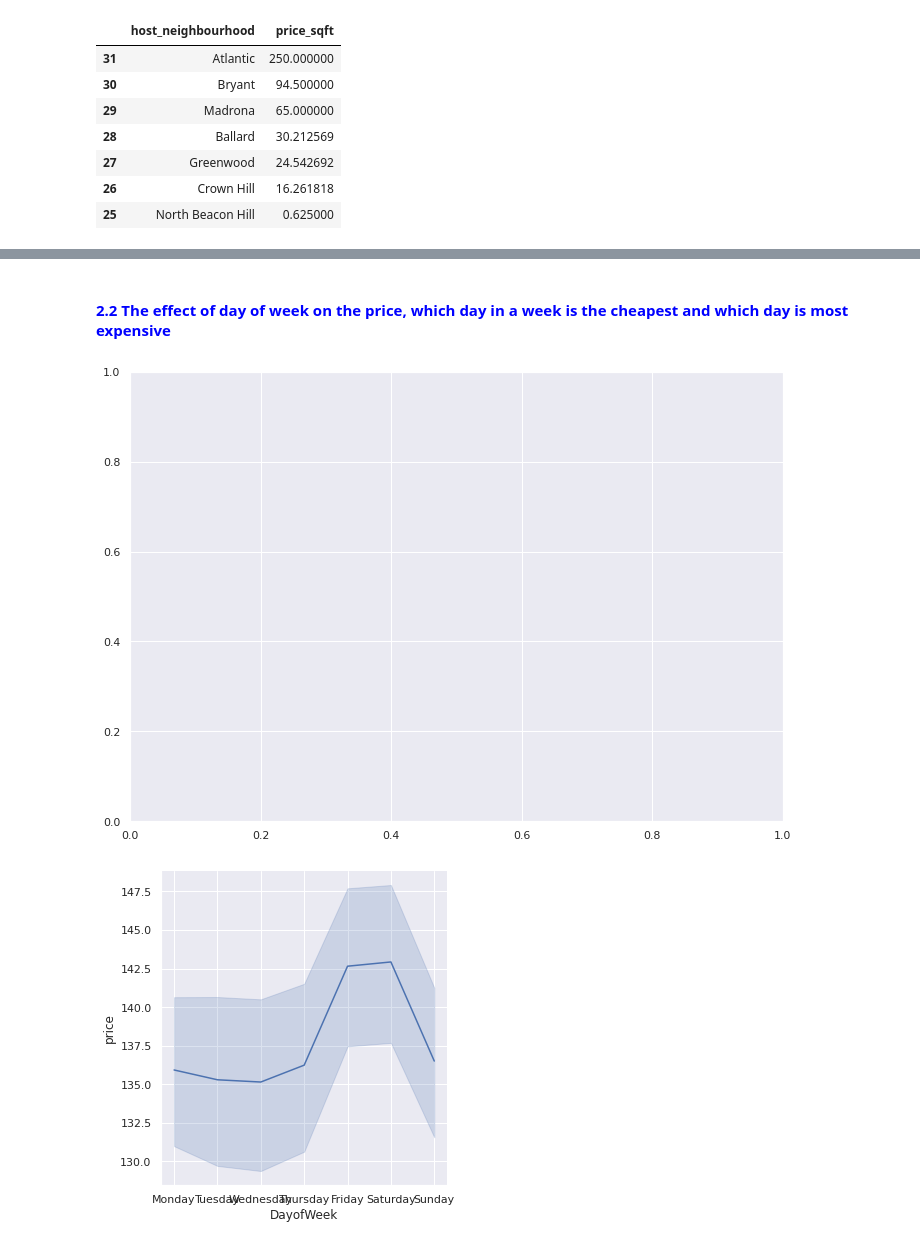
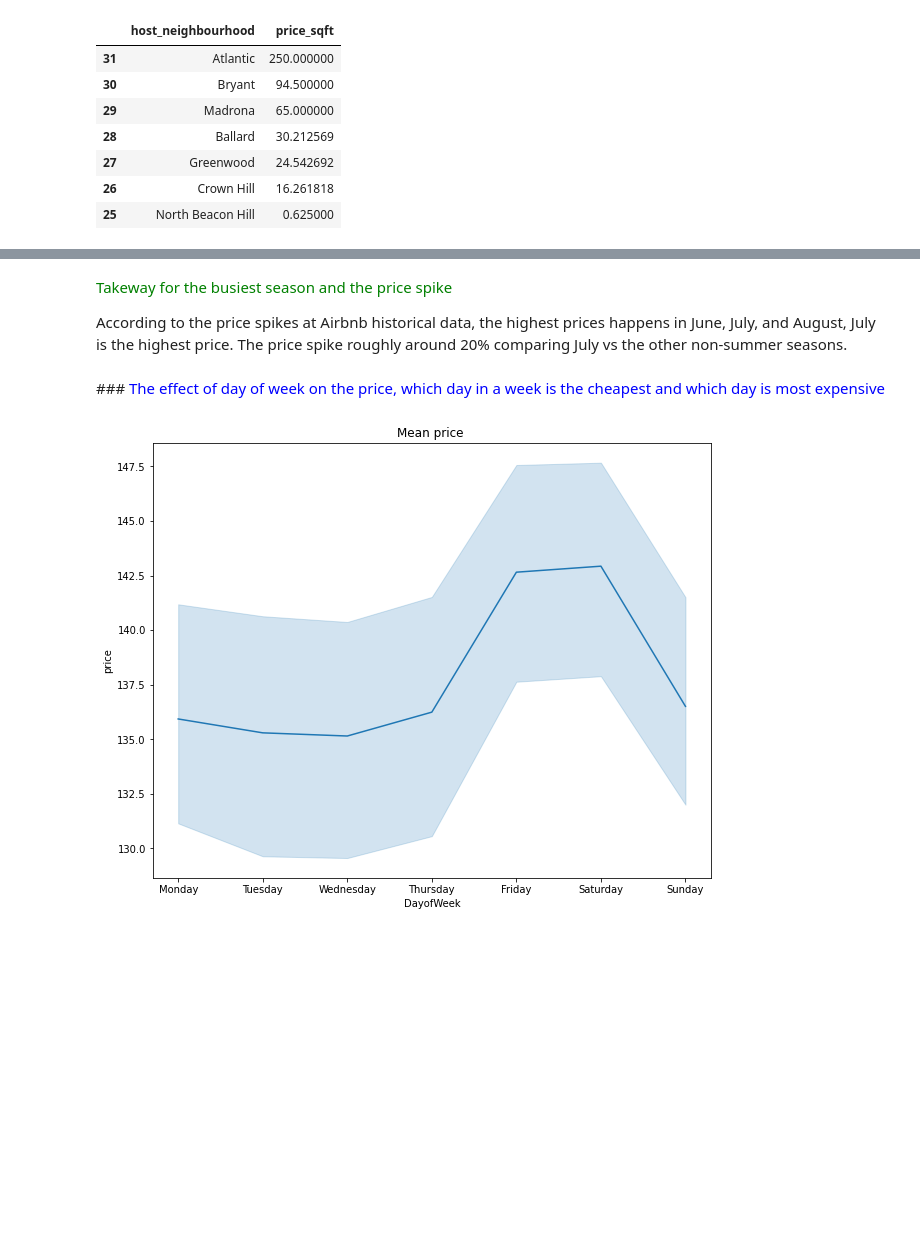
Before and after one commit to junjunmeng/Airbnb, a Jupyter notebook: Udacity_Project1_Airbnb.ipynb, the cells around one changed output, grey strips where cells are left out. Drawn from its saved outputs; the diff is of its cells as text; code cells hidden in the pictures; blank space fills up the shorter version.

```diff
--- a/Udacity_Project1_Airbnb.ipynb
+++ b/Udacity_Project1_Airbnb.ipynb
@@ -52,5 +53,6 @@ listing['price'] = listing['price'].replace('[\$,]', '', regex = True).astype(fl
 calendar['price'] = calendar['price'].replace('[\$,]', '', regex = True).astype(float)
 
 # get year from calendar dataframe
-calendar['year'] = calendar['date'].year()
-calendar['month'] = calendar['date'].month()
+import datetime
+calendar['year'] = pd.DatetimeIndex(calendar['date']).year
+calendar['month'] = pd.DatetimeIndex(calendar['date']).month
@@ -135,5 +120,9 @@ Text(0.5, 1.0, 'Mean price by year and month')
+# %% [markdown]
+<font color = 'green'> Takeway for the busiest season and the price spike
+
+According to the price spikes at Airbnb historical data, the highest prices happens in June, July, and August, July is the highest price. The price spike roughly around 20% comparing July vs the other non-summer seasons.
 # %% [markdown]
-#### <font color = 'blue'> 2.2 The effect of day of week on the price, which day in a week is the cheapest and which day is most expensive
+###<font color = 'blue'>  The effect of day of week on the price, which day in a week is the cheapest and which day is most expensive
 # %%
 calendar_true['dayOfWeek'] = pd.DatetimeIndex(calendar_true['date']).dayofweek
 
@@ -167,12 +156,13 @@ calendar_true['DayofWeek'] = calendar_true['DayofWeek'].astype(cat_type)
 # %%
 # get the mean price for each day of week and visualize the trend
 
 price_dayOfWeek= calendar_true.groupby(['month', 'DayofWeek'])['price'].mean().reset_index()
 from matplotlib import pyplot
-fig, ax = pyplot.subplots(figsize=(11.7, 8.27))
+fig_dims = (10,8)
+fig, ax = plt.subplots(figsize=fig_dims)
 
-fig = sns.relplot(data = price_dayOfWeek, x = 'DayofWeek', y = 'price', kind = 'line' )
-plt.show(fig)
+sns.lineplot(data = price_dayOfWeek, x = 'DayofWeek', y = 'price', ax = ax)
+plt.title("Mean price ")
+plt.show()
 # %% [output]
-[figure, old version]
+[figure, new version]
-[figure, removed]
```
Also changed, not shown: parts of 22 cells of this notebook.
